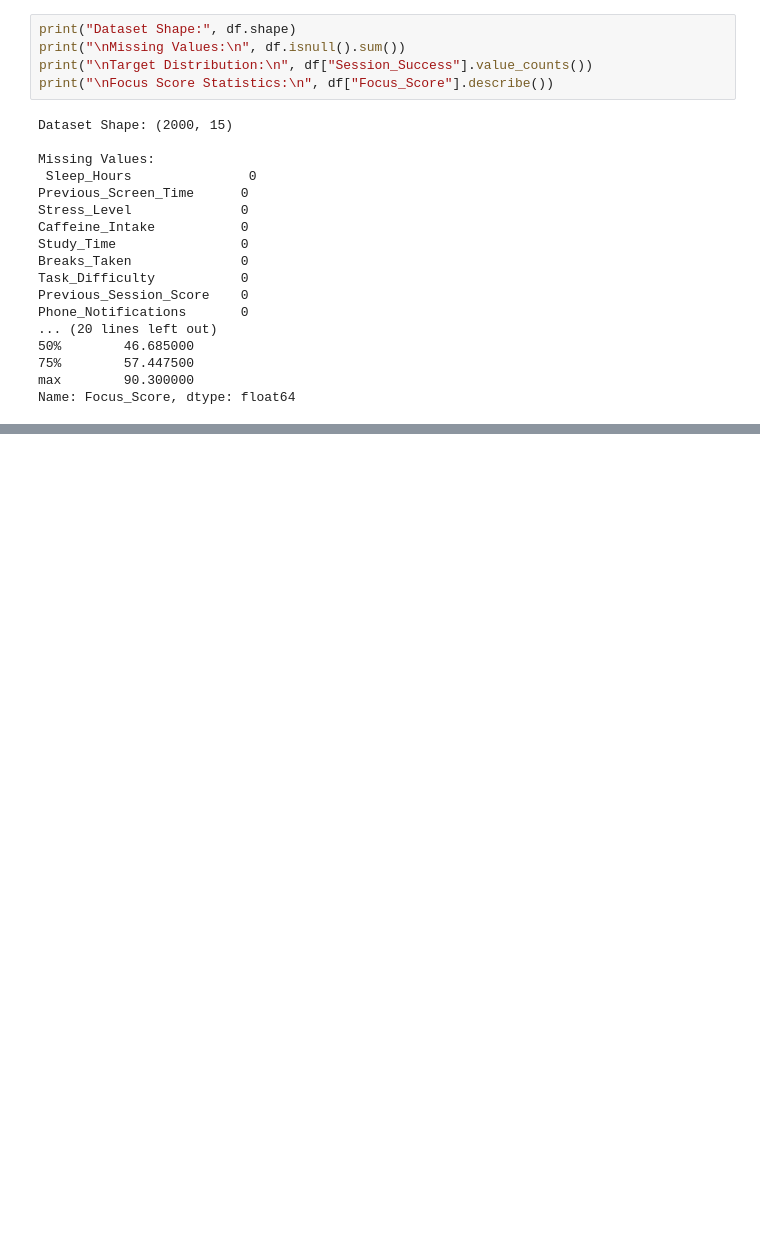
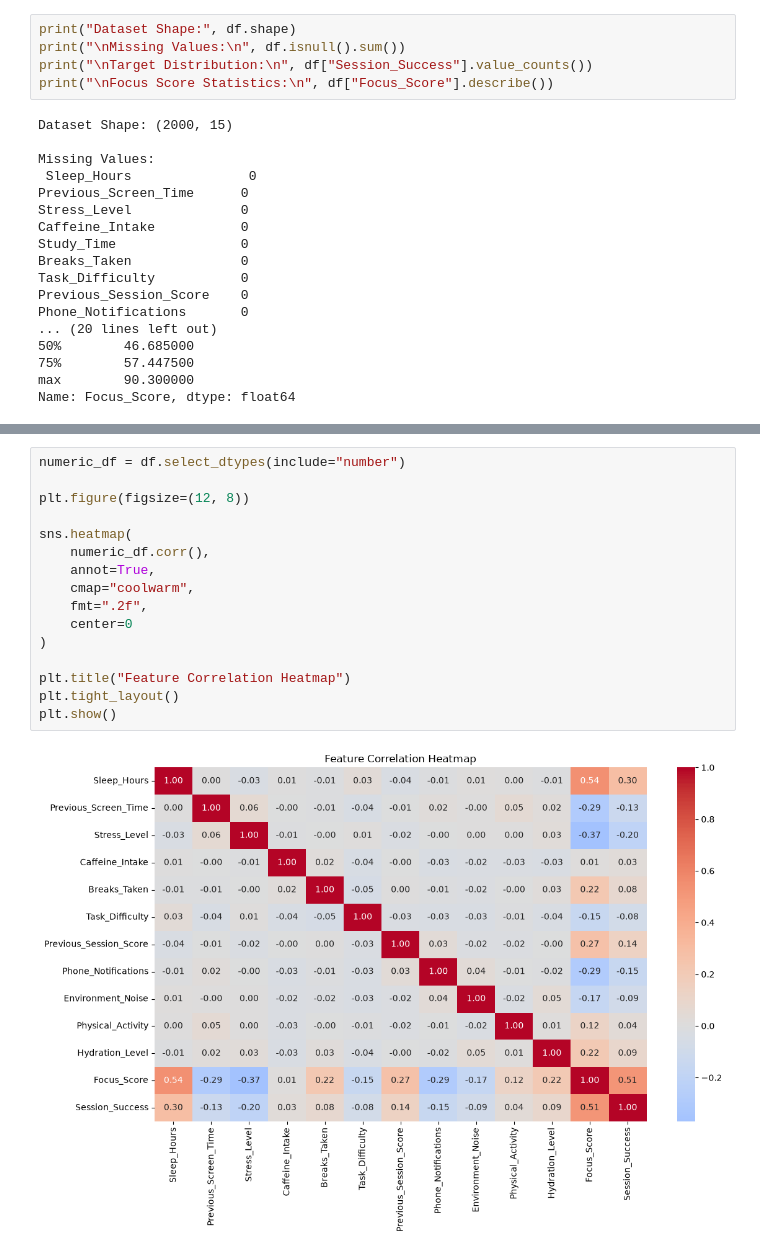
Before and after one commit to OmarGhamry/HCIA_FocusDNA_ML, a Jupyter notebook: Notebooks/FocusDNA.ipynb, the cells around one changed output, grey strips where cells are left out. Cells and saved outputs as stored; diff of their text form; blank space fills up the shorter version.

```diff
--- a/Notebooks/FocusDNA.ipynb
+++ b/Notebooks/FocusDNA.ipynb
@@ -148,0 +210,18 @@ Name: Focus_Score, dtype: float64
+# %%
+numeric_df = df.select_dtypes(include="number")
+
+plt.figure(figsize=(12, 8))
+
+sns.heatmap(
+    numeric_df.corr(),
+    annot=True,
+    cmap="coolwarm",
+    fmt=".2f",
+    center=0
+)
+
+plt.title("Feature Correlation Heatmap")
+plt.tight_layout()
+plt.show()
+# %% [output]
+[figure, added]
```
Also changed, not shown: parts of 28 cells of this notebook, 8 other files.
